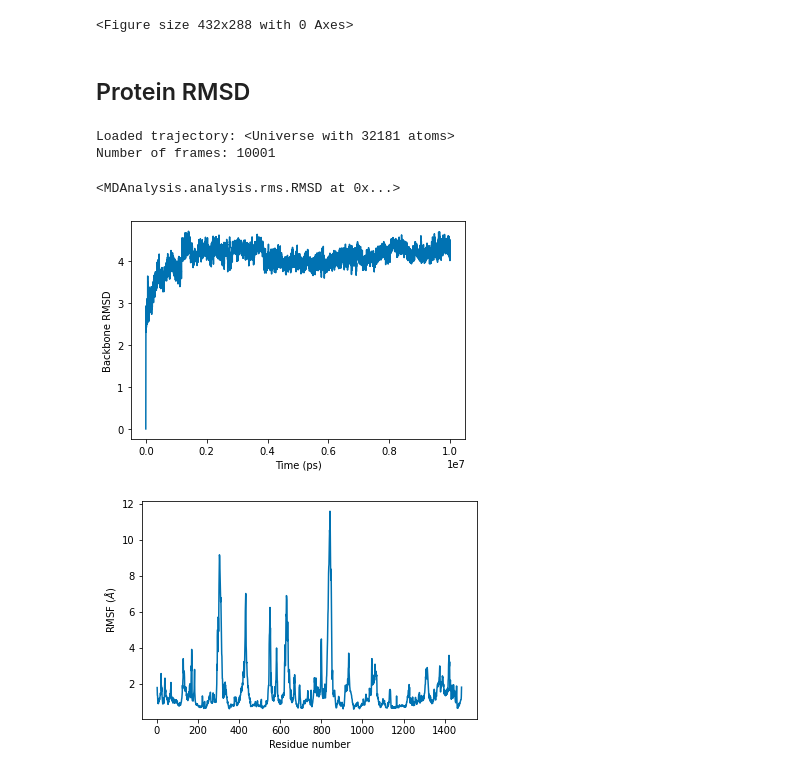
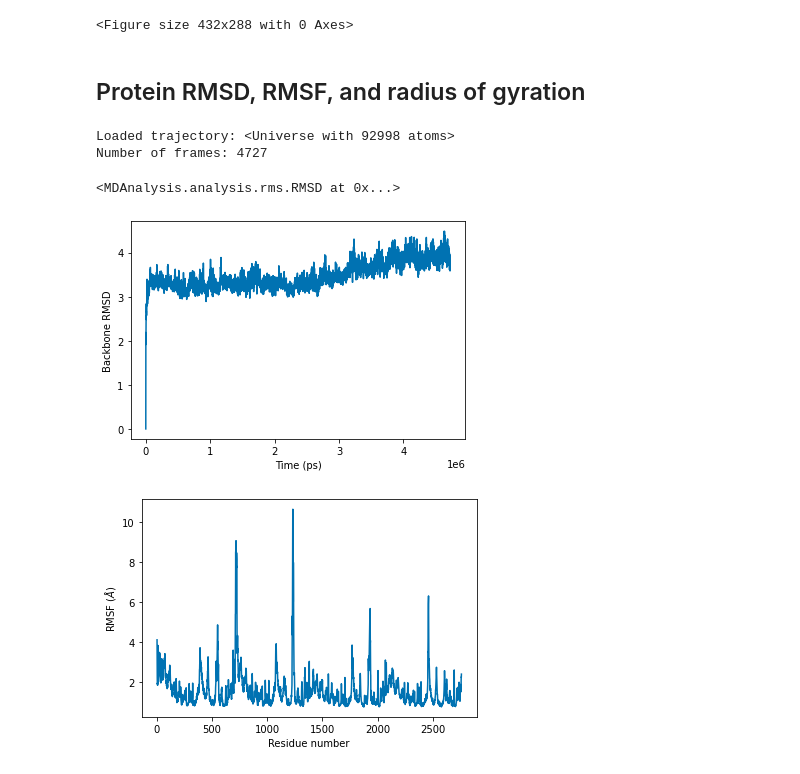
Before and after one commit to Rasekuro/APM_lab, a Jupyter notebook: Analysis_scripts/Basic_Analysis.ipynb, the cells around one changed output. Drawn from its saved outputs; the diff is of its cells as text; code cells hidden in the pictures.

```diff
--- a/Analysis_scripts/Basic_Analysis.ipynb
+++ b/Analysis_scripts/Basic_Analysis.ipynb
@@ -19,11 +19,15 @@ import seaborn as sns
 import numpy as np
 import pandas as pd
 import MDAnalysis as mda
+import MDAnalysis.transformations as trans
+import nglview as nv
 
+prefix = "../Sample_files/TRPV2_test/"
+traj = f"{prefix}step7_production.xtc"
+top = f"{prefix}step7_production.tpr"
+energy = f"{prefix}step7_production.edr"
 
-traj = "../Sample_files/centered_step7_1.xtc"
-top = "../Sample_files/step6.6_equilibration.gro"
-energy = "../Sample_files/sample_energies.edr"
+lipid_list = ["CHOL", "POPC", "PAPC", "PAPE", "DPSM", "PNGS", "POPA", "PAP1", "PAP6"]
 
 in_memory = True
 memory_step = 1
@@ -29,0 +132,7 @@ memory_step = 1
+# %%
+traj = f"{prefix}centered_step7_production.xtc"
+u = mda.Universe(top, traj, in_memory=in_memory, in_memory_step=memory_step)
+wrapped = nv.show_mdanalysis(u)
+wrapped.add_representation('point', 'not protein')
+wrapped.center()
+wrapped
@@ -127,7 +234,7 @@ dict_terms = {'temperature': 'Temperature (K)', 'pressure': 'Pressure (bars)',
               'potential': 'Energy (kJ/mol)', 'kinetic-en': 'Energy (kJ/mol)'}
 
 for k,v in dict_terms.items():
-    term_df = read_xvg(f"./Analysis/Stats/{k}.xvg", 'Time', k, 24) #Read file .xvg into a dataframe
+    term_df = read_xvg(f"./Data_Analysis/Stats/{k}.xvg", 'Time', k, 24) #Read file .xvg into a dataframe
 
     term_df = get_avg(term_df, k, 25) #Get avgs
 
@@ -141,13 +248,13 @@ for k,v in dict_terms.items():
     y_ax_label = v #get y axis name based on term being plotted
     sns_temp.set_ylabel(y_ax_label) #Change y axis label
     fig = sns_temp.get_figure()  # Get figure
-    output_name = f"./Analysis/Stats/{k}.png"
+    output_name = f"./Data_Analysis/Stats/{k}.svg"
     fig.savefig(output_name,dpi=300, bbox_inches='tight')  # Save graph in folder
     plt.clf()  # Erase plot to avoid stacking one on each other
 # %% [output]
 <Figure size 432x288 with 0 Axes>
 # %% [markdown]
-## Protein RMSD
+## Protein RMSD, RMSF, and radius of gyration
 # %%
 #Load trajectory as MDA universe object
 u = mda.Universe(top, traj, in_memory=in_memory, in_memory_step=memory_step)
@@ -158,7 +265,7 @@ times = [ts.time for ts in u.trajectory]
 print("Loaded trajectory: {}".format(u))
 print("Number of frames: {}".format(len(u.trajectory)))
 # %% [output]
-Loaded trajectory: <Universe with 32181 atoms>
-Number of frames: 10001
+Loaded trajectory: <Universe with 92998 atoms>
+Number of frames: 4727
 # %%
 from MDAnalysis.analysis import rms, align
@@ -174,7 +282,7 @@ df = pd.DataFrame(R.results.rmsd, columns=["Frame", "Time (ps)", "Backbone RMSD"
 
 ax = sns.lineplot(x="Time (ps)",  y="Backbone RMSD", data=df)
 fig = ax.get_figure()  # Get figure
-fig.savefig("./Analysis/Stats/RMSD.svg")
+fig.savefig("./Data_Analysis/Stats/RMSD.svg")
 # %% [output]
-[figure, old version]
+[figure, new version]
 # %%
@@ -186,13 +295,13 @@ aligner = align.AlignTraj(u, ref, select="protein and name BB", in_memoery=True)
 BB = u.select_atoms("protein and name BB")
 R2 = rms.RMSF(BB).run()
 # %%
-sns.lineplot(BB.resids, R2.rmsf)
+ax=sns.lineplot(BB.resids, R2.rmsf)
 plt.xlabel('Residue number')
 plt.ylabel('RMSF ($\AA$)')
 fig = ax.get_figure()  # Get figure
-fig.savefig("./Analysis/Stats/RMSF.svg")
+fig.savefig("./Data_Analysis/Stats/RMSF.svg")
 #plt.axvspan(122, 159, zorder=0, alpha=0.2, color='orange', label='X')
 #plt.axvspan(30, 59, zorder=0, alpha=0.2, color='green', label='X')
 #plt.legend();
 # %% [output]
-[figure, old version]
+[figure, new version]
```
Also changed, not shown: parts of 11 cells of this notebook, 3 other files.
